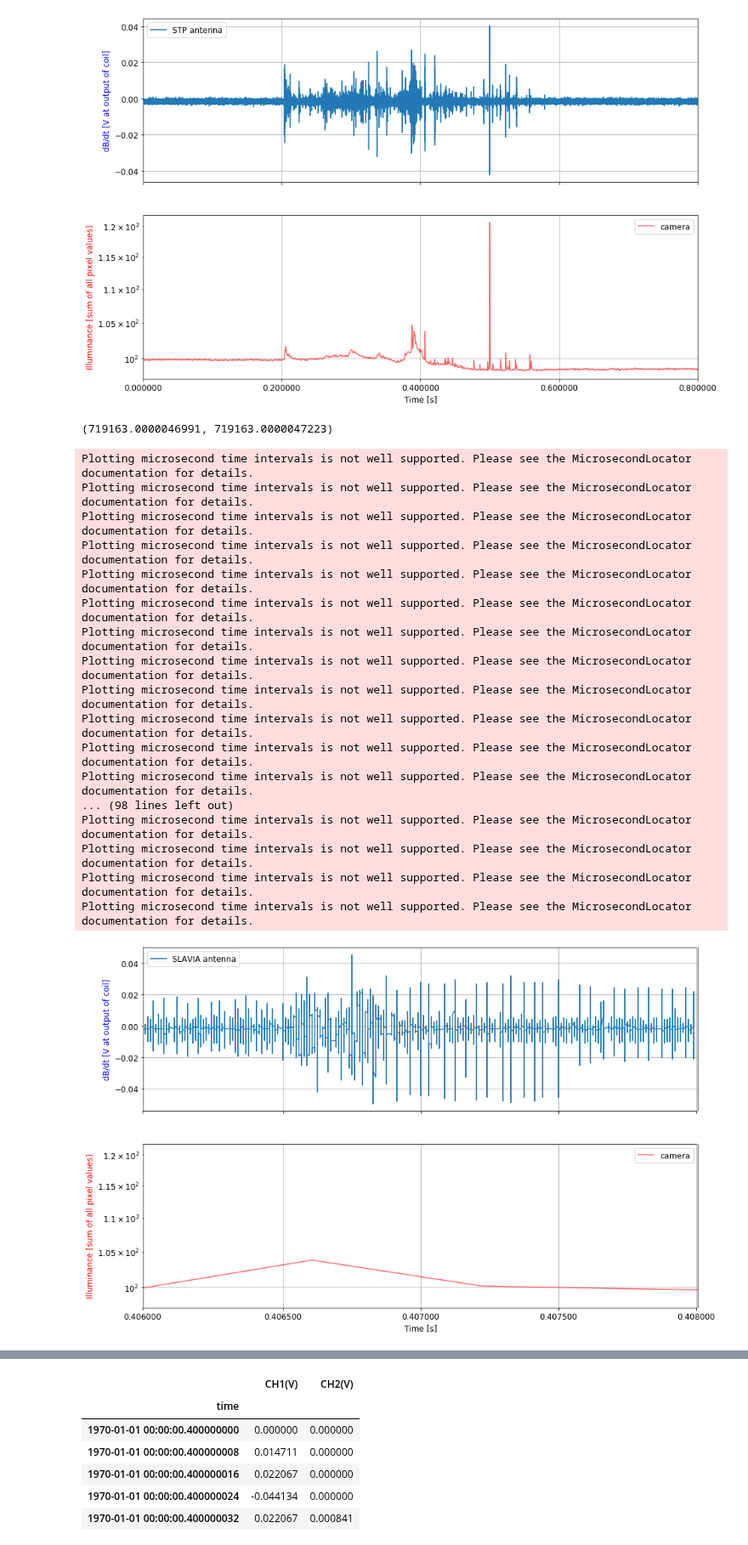
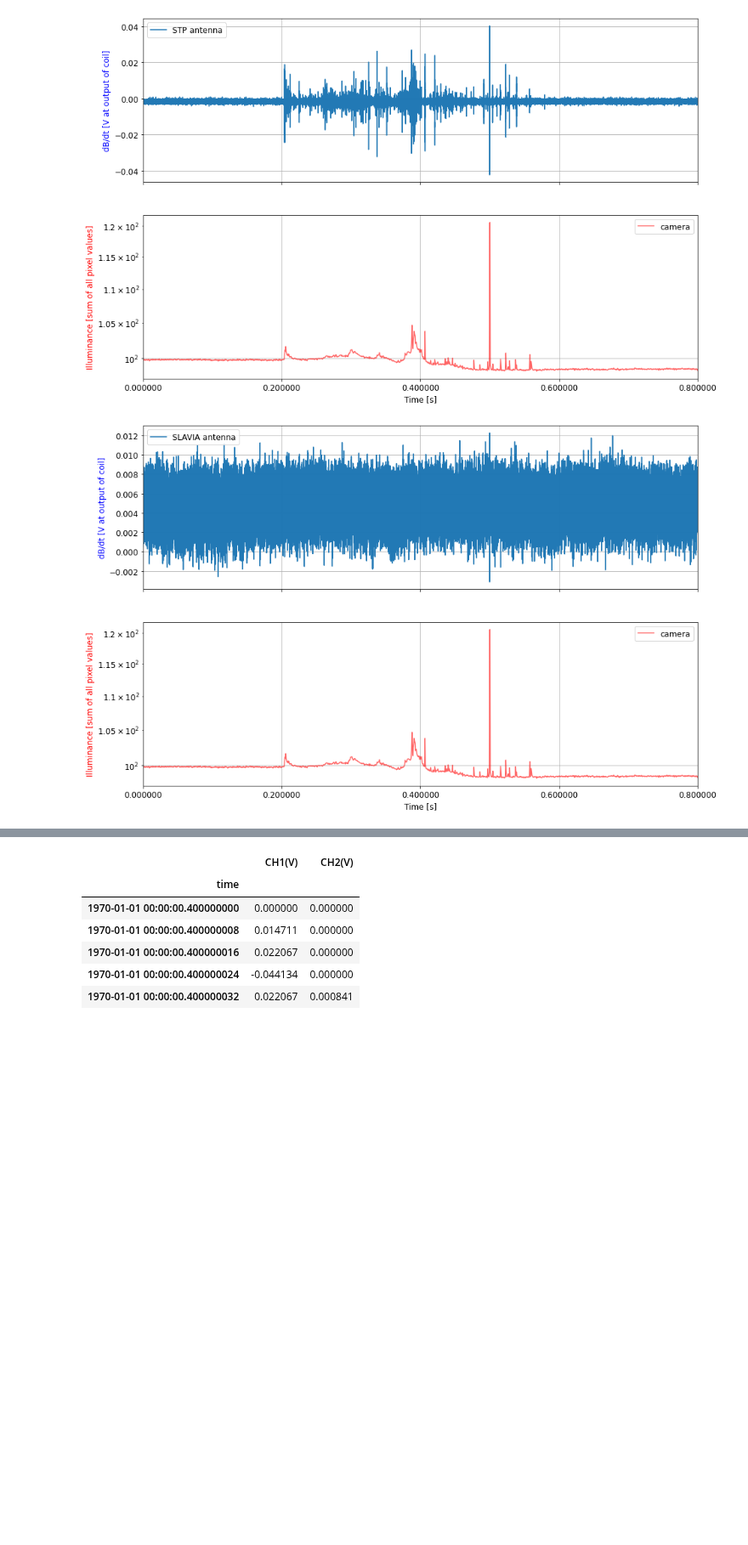
Before and after one commit to ODZ-UJF-AV-CR/auto1, a Jupyter notebook: notebooks/oscilloscope.ipynb, the cells around one changed output, grey strips where cells are left out. Shown at 85% size. Cells and saved outputs as stored; diff of their text form; code cells hidden in the pictures; blank space fills up the shorter version.

Commit message:
graphs with individual events

```diff
--- a/notebooks/oscilloscope.ipynb
+++ b/notebooks/oscilloscope.ipynb
@@ -95,51 +100,35 @@ ax2.xaxis.set_major_formatter(mdates.DateFormatter('0.%f'))
 # %%
 fig, (ax1,  ax2) = plt.subplots(figsize=(15, 10), nrows=2, sharex=True)
 
-FROM_TIME = 0.406
-TO_TIME = 0.408
-xx = df.loc[pd.to_datetime(FROM_TIME, unit='s'):pd.to_datetime(TO_TIME, unit='s')]
+#FROM_TIME = 0.406
+#TO_TIME = 0.408
+#FROM_TIME = 0.2
+#TO_TIME = 0.6
+#xx = df.loc[pd.to_datetime(FROM_TIME, unit='s'):pd.to_datetime(TO_TIME, unit='s')]
 #xx = df.loc[pd.to_datetime(FROM_TIME, unit='s'):pd.to_datetime(TO_TIME, unit='s')]
 
-ax1.plot(xx['CH2(V)'], label='SLAVIA antenna', alpha=0.99)
+ax1.plot(xx['CH1(V)'], label='SLAVIA antenna', alpha=0.99)
 #plt.xlabel('Time [s]')
 ax1.set_ylabel('dB/dt [V at output of coil]', c='b')
 ax1.grid()
 ax1.legend(loc = "upper left")
 
 ax1.set_xlim(pd.to_datetime(0, unit='s'),pd.to_datetime(0.8, unit='s'))
 
 #y['time'] = pd.to_datetime((y.index - 1613)*(1/1612.38)+0.215, unit='s')
 y['time'] = pd.to_datetime((y.index - 1613)*(1/1612.38)+0.615, unit='s')
 
 ax2.plot(y['time'], y['0'], c='red', alpha=0.6, label='camera')
 ax2.set_yscale('log')
 ax2.set_xlabel('Time [s]')
 ax2.set_ylabel('Illuminance [sum of all pixel values]', c='r')
 ax2.grid()
 ax2.legend(loc = "upper right")
 ax2.xaxis.set_major_formatter(mdates.DateFormatter('0.%f'))
 #plt.ylim(90,10e2)
-plt.xlim(pd.to_datetime(FROM_TIME, unit='s'),pd.to_datetime(TO_TIME, unit='s'))
+#plt.xlim(pd.to_datetime(FROM_TIME, unit='s'),pd.to_datetime(TO_TIME, unit='s'))
 # %% [output]
-(719163.0000046991, 719163.0000047223)
-Plotting microsecond time intervals is not well supported. Please see the MicrosecondLocator documentation for details.
-Plotting microsecond time intervals is not well supported. Please see the MicrosecondLocator documentation for details.
-Plotting microsecond time intervals is not well supported. Please see the MicrosecondLocator documentation for details.
-Plotting microsecond time intervals is not well supported. Please see the MicrosecondLocator documentation for details.
-Plotting microsecond time intervals is not well supported. Please see the MicrosecondLocator documentation for details.
-Plotting microsecond time intervals is not well supported. Please see the MicrosecondLocator documentation for details.
-Plotting microsecond time intervals is not well supported. Please see the MicrosecondLocator documentation for details.
-Plotting microsecond time intervals is not well supported. Please see the MicrosecondLocator documentation for details.
-Plotting microsecond time intervals is not well supported. Please see the MicrosecondLocator documentation for details.
-Plotting microsecond time intervals is not well supported. Please see the MicrosecondLocator documentation for details.
-Plotting microsecond time intervals is not well supported. Please see the MicrosecondLocator documentation for details.
-Plotting microsecond time intervals is not well supported. Please see the MicrosecondLocator documentation for details.
-... (98 lines left out)
-Plotting microsecond time intervals is not well supported. Please see the MicrosecondLocator documentation for details.
-Plotting microsecond time intervals is not well supported. Please see the MicrosecondLocator documentation for details.
-Plotting microsecond time intervals is not well supported. Please see the MicrosecondLocator documentation for details.
-Plotting microsecond time intervals is not well supported. Please see the MicrosecondLocator documentation for details.
-[figure, old version]
+[figure, new version]
 # %%
 xx = df[0.4:0.5]
 plt.figure(figsize=(15,5))
```
Also changed, not shown: parts of 14 cells of this notebook, 2 other files.
